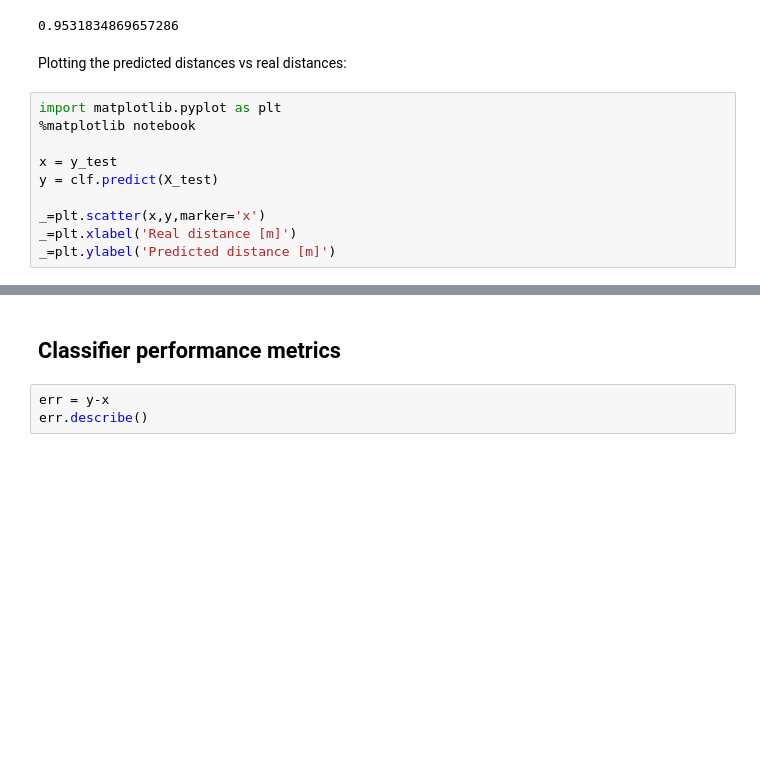
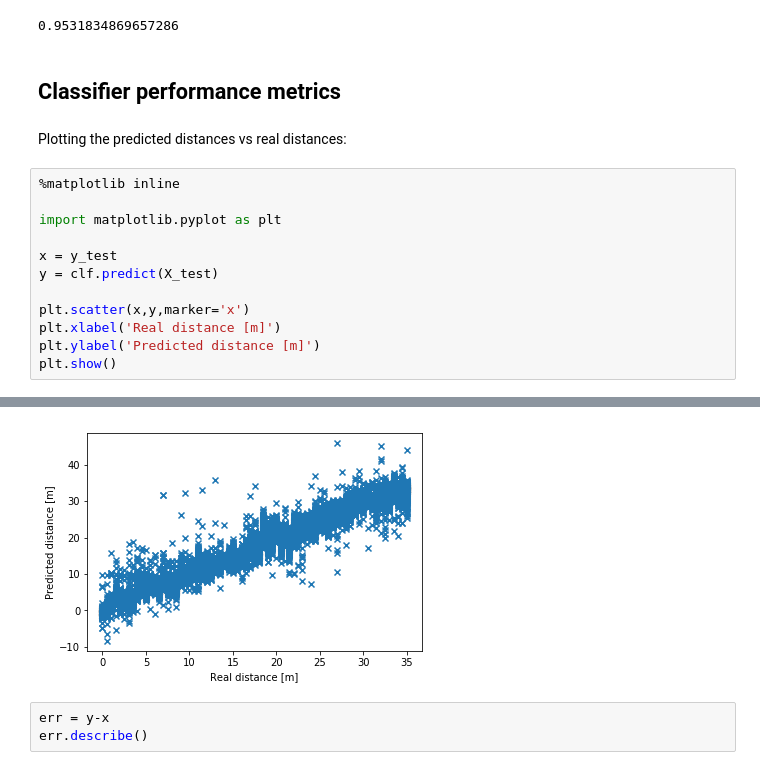
Before and after one commit to slaninam/Loc1D, a Jupyter notebook: data_exploration.ipynb, the cells around one changed output, grey strips where cells are left out. Cells and saved outputs as stored; diff of their text form; blank space fills up the shorter version.

```diff
--- a/data_exploration.ipynb
+++ b/data_exploration.ipynb
@@ -66,16 +73,20 @@ clf.fit(X_train, y_train)
 clf.score(X_test, y_test)
 # %% [output]
 0.9531834869657286
+# %% [markdown]
+## Classifier performance metrics
 # %% [markdown]
 Plotting the predicted distances vs real distances:
 # %%
+%matplotlib inline
+
 import matplotlib.pyplot as plt
-%matplotlib notebook
 
 x = y_test
 y = clf.predict(X_test)
 
-_=plt.scatter(x,y,marker='x')
-_=plt.xlabel('Real distance [m]')
-_=plt.ylabel('Predicted distance [m]')
+plt.scatter(x,y,marker='x')
+plt.xlabel('Real distance [m]')
+plt.ylabel('Predicted distance [m]')
+plt.show()
 # %% [output]
@@ -84,5 +93,4 @@ _=plt.ylabel('Predicted distance [m]')
+[figure, added]
-# %% [markdown]
-## Classifier performance metrics
 # %%
 err = y-x
 err.describe()
```
Also changed, not shown: parts of 8 cells of this notebook.
